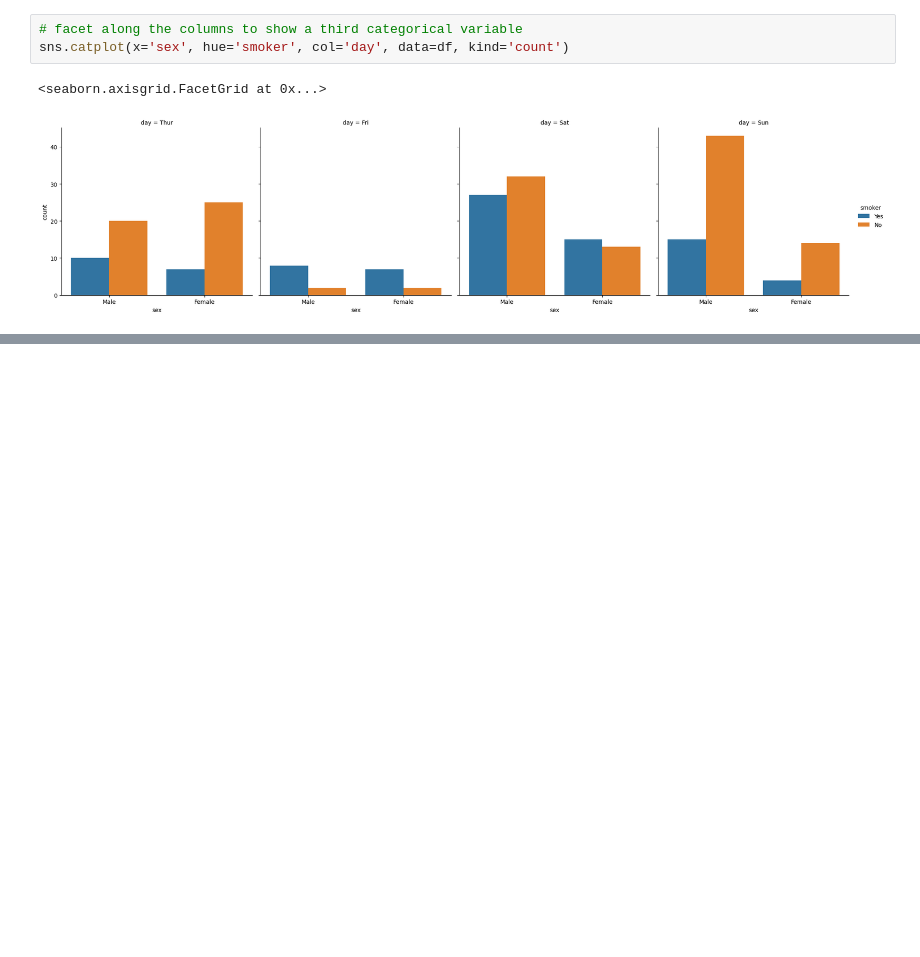
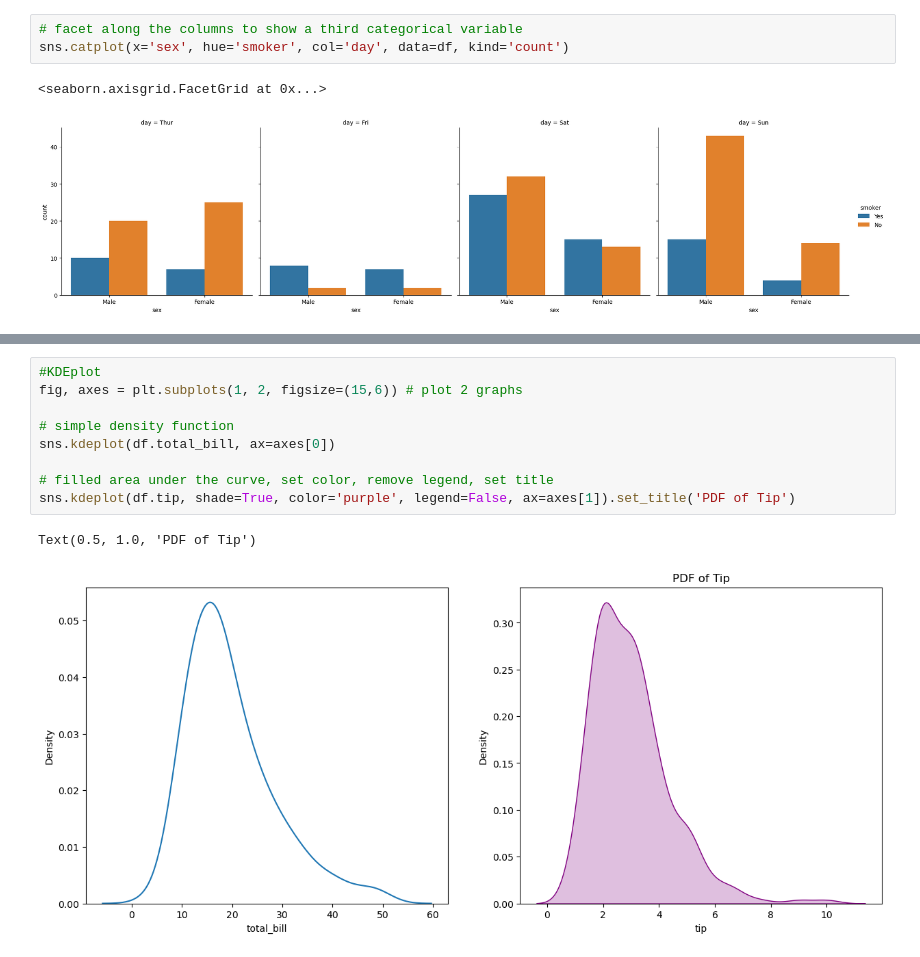
Before and after one commit to madhanl6/Seaborn_viz, a Jupyter notebook: Seaborn viz.ipynb, the cells around one changed output, grey strips where cells are left out. Cells and saved outputs as stored; diff of their text form; blank space fills up the shorter version.

```diff
--- a/Seaborn viz.ipynb
+++ b/Seaborn viz.ipynb
@@ -54,0 +88,12 @@ sns.catplot(x='sex', hue='smoker', col='day', data=df, kind='count')
+# %%
+#KDEplot
+fig, axes = plt.subplots(1, 2, figsize=(15,6)) # plot 2 graphs
+
+# simple density function
+sns.kdeplot(df.total_bill, ax=axes[0])
+
+# filled area under the curve, set color, remove legend, set title
+sns.kdeplot(df.tip, shade=True, color='purple', legend=False, ax=axes[1]).set_title('PDF of Tip')
+# %% [output]
+Text(0.5, 1.0, 'PDF of Tip')
+[figure, added]
```
Also changed, not shown: parts of 10 cells of this notebook.
